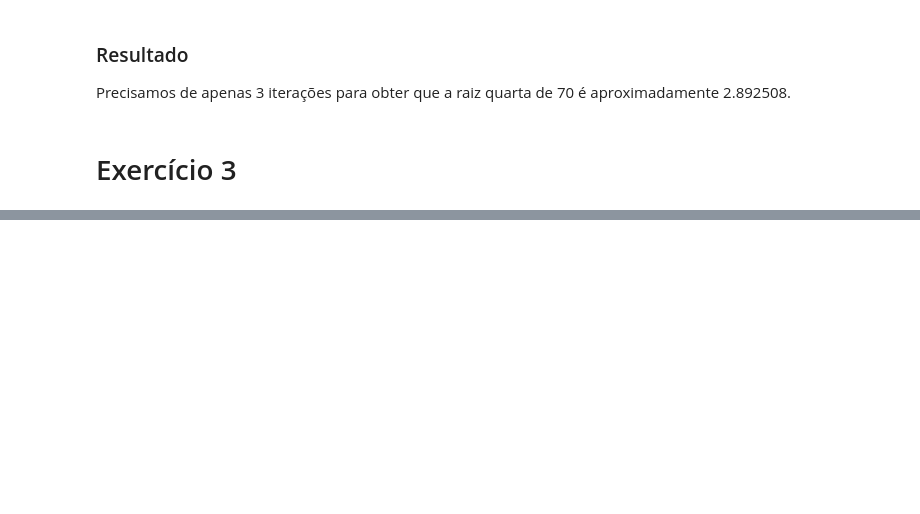
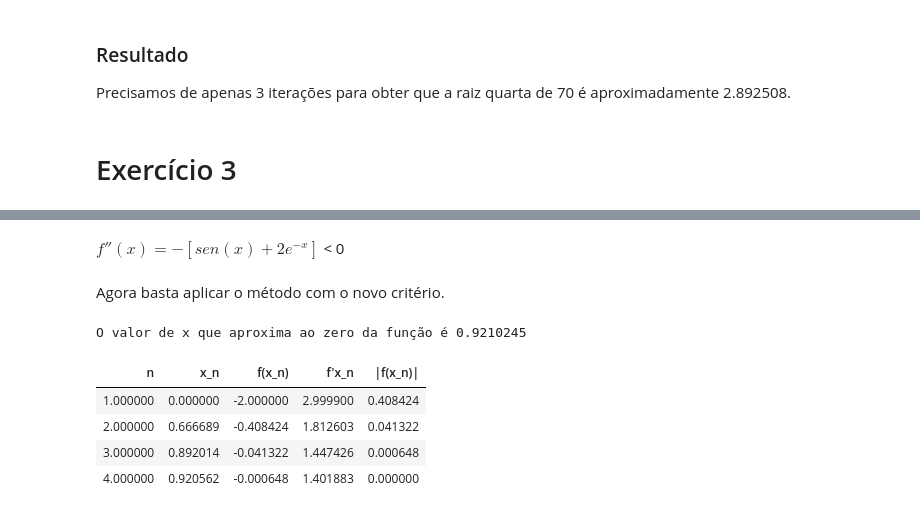
Before and after one commit to edumangabeira/AulasENCE, a Jupyter notebook: Lista1_Parte2_Calc3.ipynb, the cells around one changed output, grey strips where cells are left out. Drawn from its saved outputs; the diff is of its cells as text; code cells hidden in the pictures; blank space fills up the shorter version.

```diff
--- a/Lista1_Parte2_Calc3.ipynb
+++ b/Lista1_Parte2_Calc3.ipynb
@@ -291,0 +323,28 @@ Precisamos de apenas 3 iterações para obter que a raiz quarta de 70 é aproxim
+# %%
+import pandas as pd
+
+
+def newton_dist(f, chute_inicial, precisao, max_iteracoes):
+    '''
+    - Função: newton_dist(f, chute_inicial, precisao, max_iteracoes)
+    - Autor: Eduardo Freire Mangabeira
+    - Obtém um zero de uma função pelo método de Newton. Toma a distância como critério de parada.
+    - Feito a partir das aulas do professor Hamilton e do livro Burden, R. L., & Faires, D. J. (1985). Numerical analysis.
+    - É precisso passar uma expressão lambda para o parâmetro 'f', fiz isso para deixar o código mais geral e menos verboso.
+    - Para expresões lambda, visitar: http://www.dsc.ufcg.edu.br/~pet/jornal/maio2013/materias/tutoriais.html.
+    '''
+    i = 1
+    derivada_numerica = lambda x: (f(x+precisao)-f(x))/ precisao
+    dados = {'n':[], 'x_n':[], 'f(x_n)':[], 'f\'x_n':[], '|f(x_n)|':[]}
+    tabela = pd.DataFrame(dados)
+    while i<= max_iteracoes:
+        solucao = chute_inicial - f(chute_inicial)/derivada_numerica(chute_inicial)
+        dados2 = {'n':[i], 'x_n':[chute_inicial], 'f(x_n)':[f(chute_inicial)], 'f\'x_n':[derivada_numerica(chute_inicial)],
+                  '|f(x_n)|':[abs(f(solucao))]}
+        tabela2 = pd.DataFrame(dados2)
+        tabela = tabela.append(tabela2, ignore_index = True)
+        if abs(f(solucao)) < precisao:
+            print("O valor de x que aproxima ao zero da função é {0:.7f}".format(solucao))
+            return tabela
+        i = i + 1
+        chute_inicial = solucao
@@ -291,0 +372,6 @@ Precisamos de apenas 3 iterações para obter que a raiz quarta de 70 é aproxim
+# %%
+x = [0, 0.25, 0.5, 0.75, 1]
+f_x = [-np.sin(j) - 2*np.exp(-j) for j in x]
+tabela = {'x': pd.Series(data = x), 'g\'\'(x)': pd.Series(data = f_x)}
+tabela = pd.DataFrame(tabela)
+tabela.style.hide_index()
@@ -291,0 +385,20 @@ Precisamos de apenas 3 iterações para obter que a raiz quarta de 70 é aproxim
+# %% [markdown]
+
+$f''(x) = - [sen(x) + 2 e^{-x}]$ < 0
+# %% [markdown]
+Agora basta aplicar o método com o novo critério.
+# %%
+f = lambda x: np.sin(x) - 2*np.exp(-x)
+chute_inicial = 0
+precisao = 1/(10**4)
+max_iteracoes = 10
+
+tabela = newton_dist(f, chute_inicial, precisao, max_iteracoes)
+tabela.style.hide_index()
+# %% [output]
+O valor de x que aproxima ao zero da função é 0.9210245
+| n | x_n | f(x_n) | f'x_n | |f(x_n)| |
+| 1.000000 | 0.000000 | -2.000000 | 2.999900 | 0.408424 |
+| 2.000000 | 0.666689 | -0.408424 | 1.812603 | 0.041322 |
+| 3.000000 | 0.892014 | -0.041322 | 1.447426 | 0.000648 |
+| 4.000000 | 0.920562 | -0.000648 | 1.401883 | 0.000000 |
```
Also changed, not shown: parts of 14 cells of this notebook.
